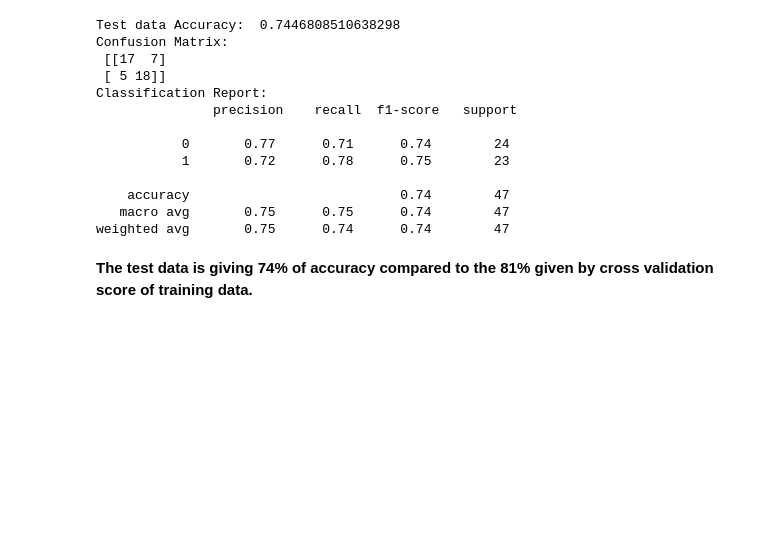
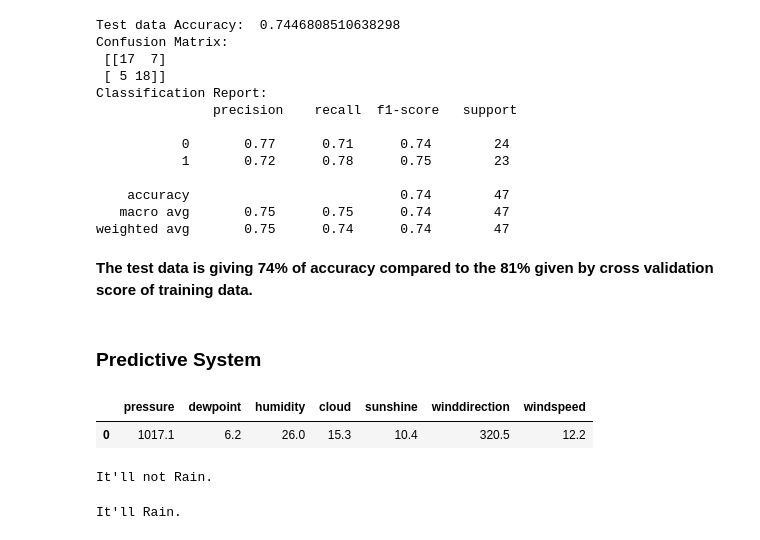
Before and after one commit to BenGJ10/Rainfall-Prediction-Model-Deployment, a Jupyter notebook: Rainfall Prediction.ipynb, the cells around one changed output. Drawn from its saved outputs; the diff is of its cells as text; code cells hidden in the pictures; blank space fills up the shorter version.

Commit message:
Rainfall Prediction using Random Forest Classifier

```diff
--- a/Rainfall Prediction.ipynb
+++ b/Rainfall Prediction.ipynb
@@ -374,3 +374,5 @@ Classification Report:
 weighted avg       0.75      0.74      0.74        47
 # %% [markdown]
 <b>The test data is giving 74% of accuracy compared to the 81% given by cross validation score of training data.</b>
+# %% [markdown]
+### <b> Predictive System </b>
@@ -376,0 +381,9 @@ weighted avg       0.75      0.74      0.74        47
+# %%
+input_data = (1017.1, 6.2, 26.0, 15.3, 10.4, 320.5, 12.2)
+
+input_df = pd.DataFrame([input_data], columns = ['pressure', 'dewpoint', 'humidity', 'cloud', 'sunshine', 'winddirection', 'windspeed'])
+
+input_df
+# %% [output]
+|  | pressure | dewpoint | humidity | cloud | sunshine | winddirection | windspeed |
+| 0 | 1017.1 | 6.2 | 26.0 | 15.3 | 10.4 | 320.5 | 12.2 |
@@ -376,0 +392,20 @@ weighted avg       0.75      0.74      0.74        47
+# %%
+if(prediction[0] == 1):
+    print("It'll Rain.")
+else:
+    print("It'll not Rain.")
+# %% [output]
+It'll not Rain.
+# %%
+# Historical Data from Aug15, 2024 when it rained
+new_data = (1008.5, 24.3, 82, 75, 6.5, 180, 15.2)
+
+input_df = pd.DataFrame([new_data], columns = ['pressure', 'dewpoint', 'humidity', 'cloud', 'sunshine', 'winddirection', 'windspeed'])
+prediction = best_rf_model.predict(input_d)
+
+if(prediction[0] == 1):
+    print("It'll Rain.")
+else:
+    print("It'll not Rain.")
+# %% [output]
+It'll Rain.
```
Also changed, not shown: parts of 3 cells of this notebook.
